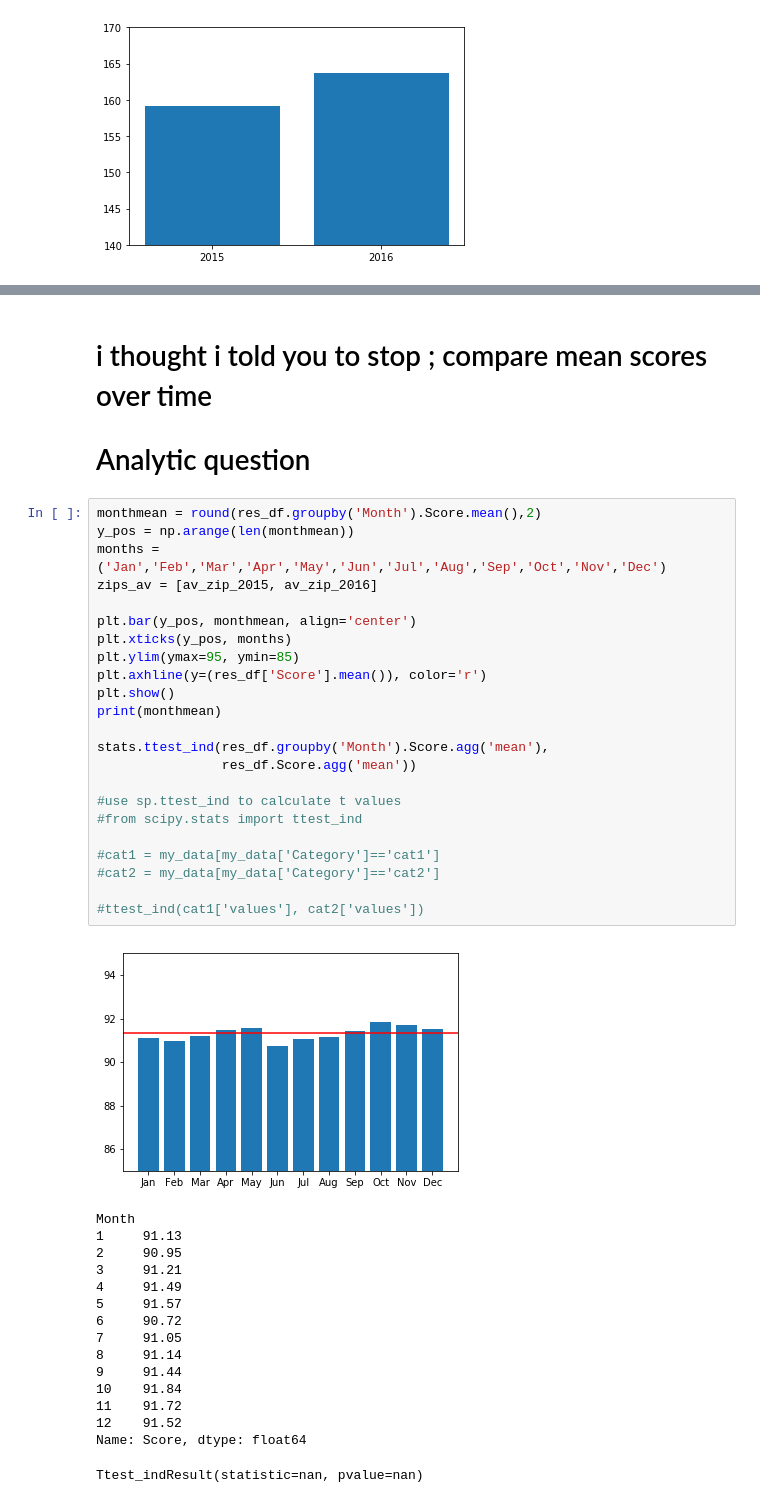
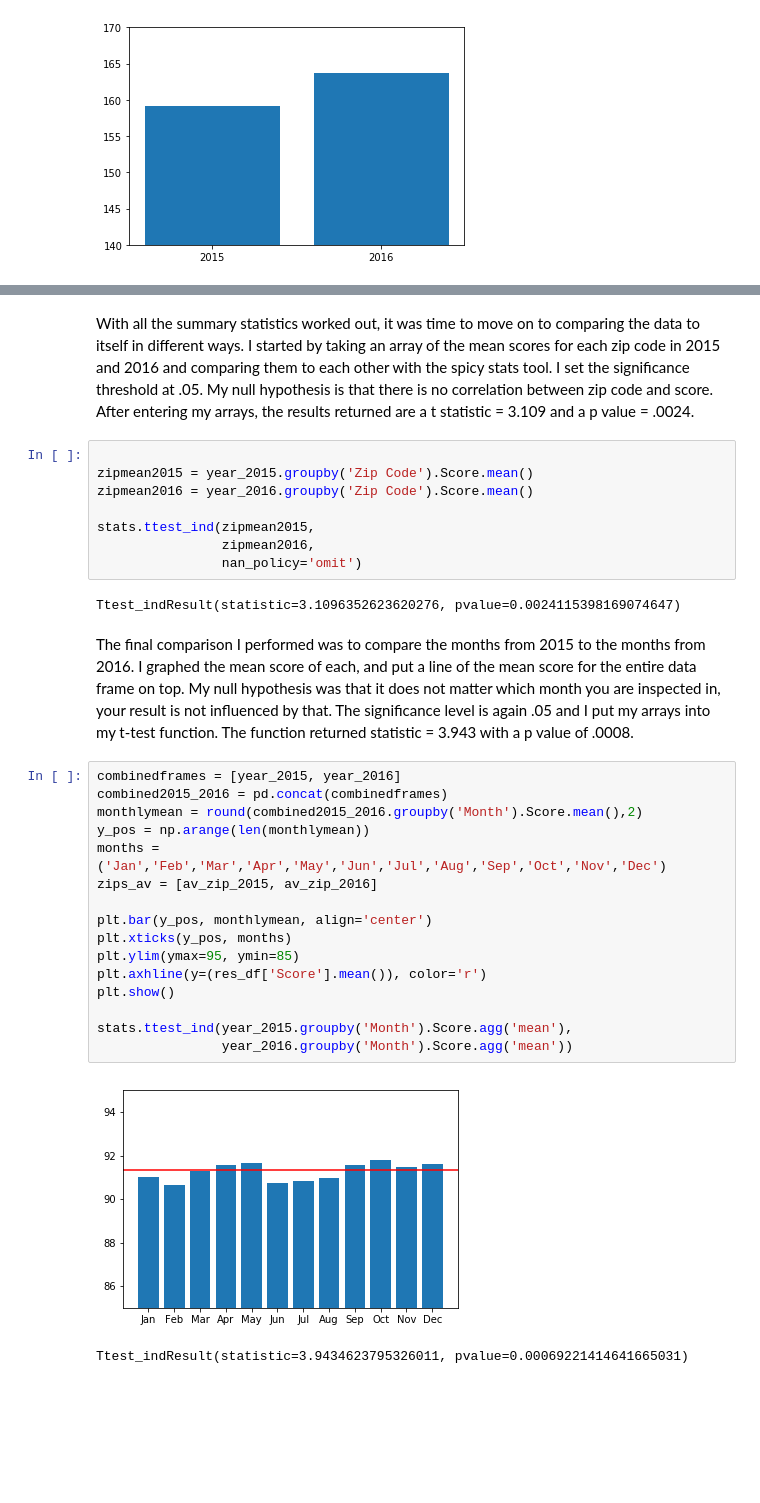
Before and after one commit to Schmidt8181/RestaurantInspections, a Jupyter notebook: FinalReport.ipynb, the cells around one changed output, grey strips where cells are left out. Drawn from its saved outputs; the diff is of its cells as text; blank space fills up the shorter version.

```diff
--- a/FinalReport.ipynb
+++ b/FinalReport.ipynb
@@ -294,44 +218,33 @@ Ttest_indResult(statistic=-1.6627603348382998, pvalue=0.099314677536912324)
-# %% [markdown]
-# i thought i told you to stop ; compare mean scores over time
-
-# Analytic question
+# %% [markdown]
+With all the summary statistics worked out, it was time to move on to comparing the data to itself in different ways. I started by taking an array of the mean scores for each zip code in 2015 and 2016 and comparing them to each other with the spicy stats tool. I set the significance threshold at .05. My null hypothesis is that there is no correlation between zip code and score. After entering my arrays, the results returned are a t statistic = 3.109 and a p value = .0024.
+# %%
+
+zipmean2015 = year_2015.groupby('Zip Code').Score.mean()
+zipmean2016 = year_2016.groupby('Zip Code').Score.mean()
+
+stats.ttest_ind(zipmean2015,
+                zipmean2016,
+                nan_policy='omit')
+# %% [output]
+Ttest_indResult(statistic=3.1096352623620276, pvalue=0.0024115398169074647)
+# %% [markdown]
+The final comparison I performed was to compare the months from 2015 to the months from 2016. I graphed the mean score of each, and put a line of the mean score for the entire data frame on top. My null hypothesis was that it does not matter which month you are inspected in, your result is not influenced by that. The significance level is again .05 and I put my arrays into my t-test function. The function returned statistic = 3.943 with a p value of .0008.
 # %%
-monthmean = round(res_df.groupby('Month').Score.mean(),2)
-y_pos = np.arange(len(monthmean))
+combinedframes = [year_2015, year_2016]
+combined2015_2016 = pd.concat(combinedframes)
+monthlymean = round(combined2015_2016.groupby('Month').Score.mean(),2)
+y_pos = np.arange(len(monthlymean))
 months = ('Jan','Feb','Mar','Apr','May','Jun','Jul','Aug','Sep','Oct','Nov','Dec')
 zips_av = [av_zip_2015, av_zip_2016]
 
-plt.bar(y_pos, monthmean, align='center')
+plt.bar(y_pos, monthlymean, align='center')
 plt.xticks(y_pos, months)
 plt.ylim(ymax=95, ymin=85)
 plt.axhline(y=(res_df['Score'].mean()), color='r')
 plt.show()
-print(monthmean)
 
-stats.ttest_ind(res_df.groupby('Month').Score.agg('mean'),
-                res_df.Score.agg('mean'))
-
-#use sp.ttest_ind to calculate t values
-#from scipy.stats import ttest_ind
-
-#cat1 = my_data[my_data['Category']=='cat1']
-#cat2 = my_data[my_data['Category']=='cat2']
-
-#ttest_ind(cat1['values'], cat2['values'])
+stats.ttest_ind(year_2015.groupby('Month').Score.agg('mean'),
+                year_2016.groupby('Month').Score.agg('mean'))
 # %% [output]
-[figure, old version]
+[figure, new version]
-Month
-1     91.13
-2     90.95
-3     91.21
-4     91.49
-5     91.57
-6     90.72
-7     91.05
-8     91.14
-9     91.44
-10    91.84
-11    91.72
-12    91.52
-Name: Score, dtype: float64
+Ttest_indResult(statistic=3.9434623795326011, pvalue=0.00069221414641665031)
-Ttest_indResult(statistic=nan, pvalue=nan)
```
Also changed, not shown: parts of 19 cells of this notebook.
